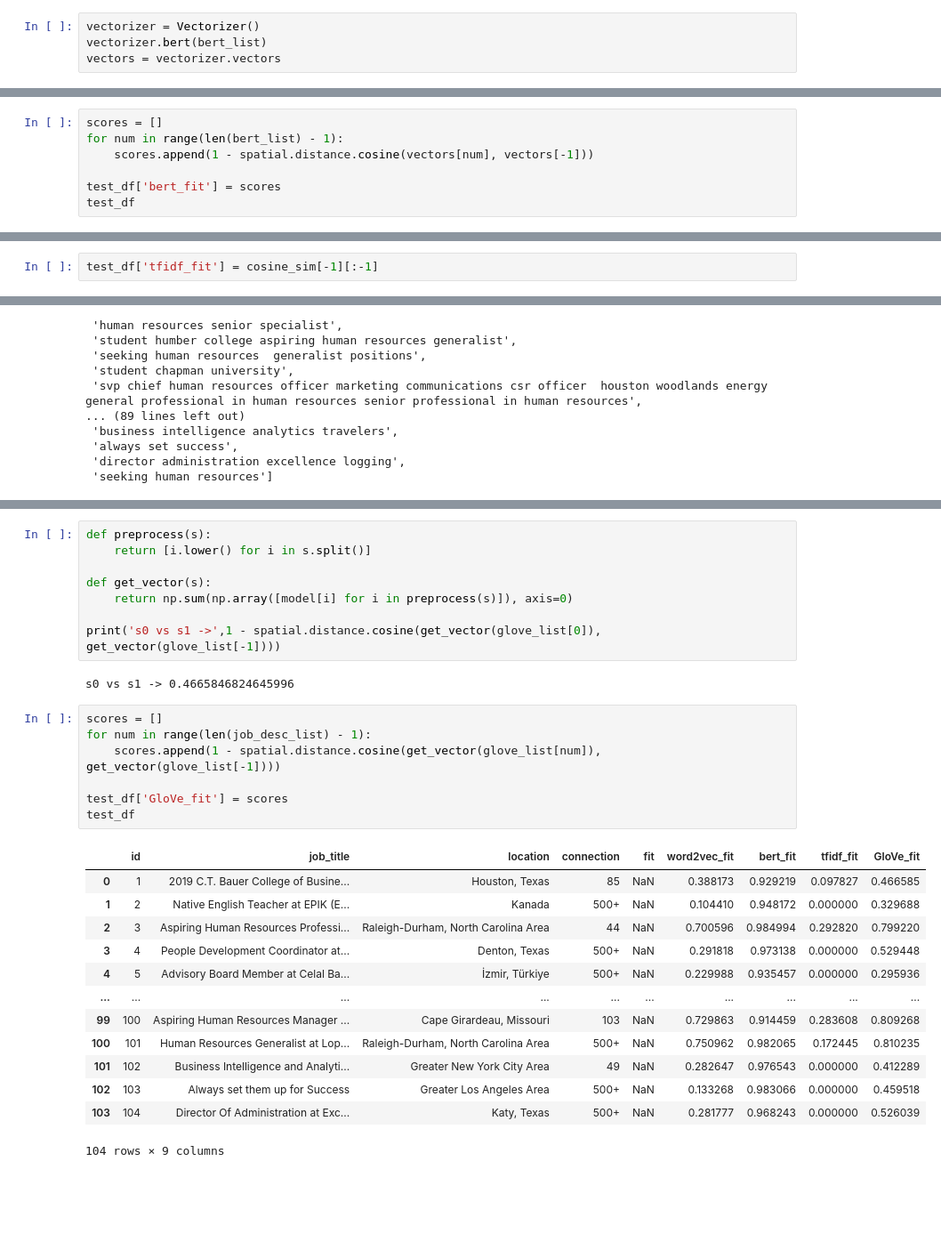
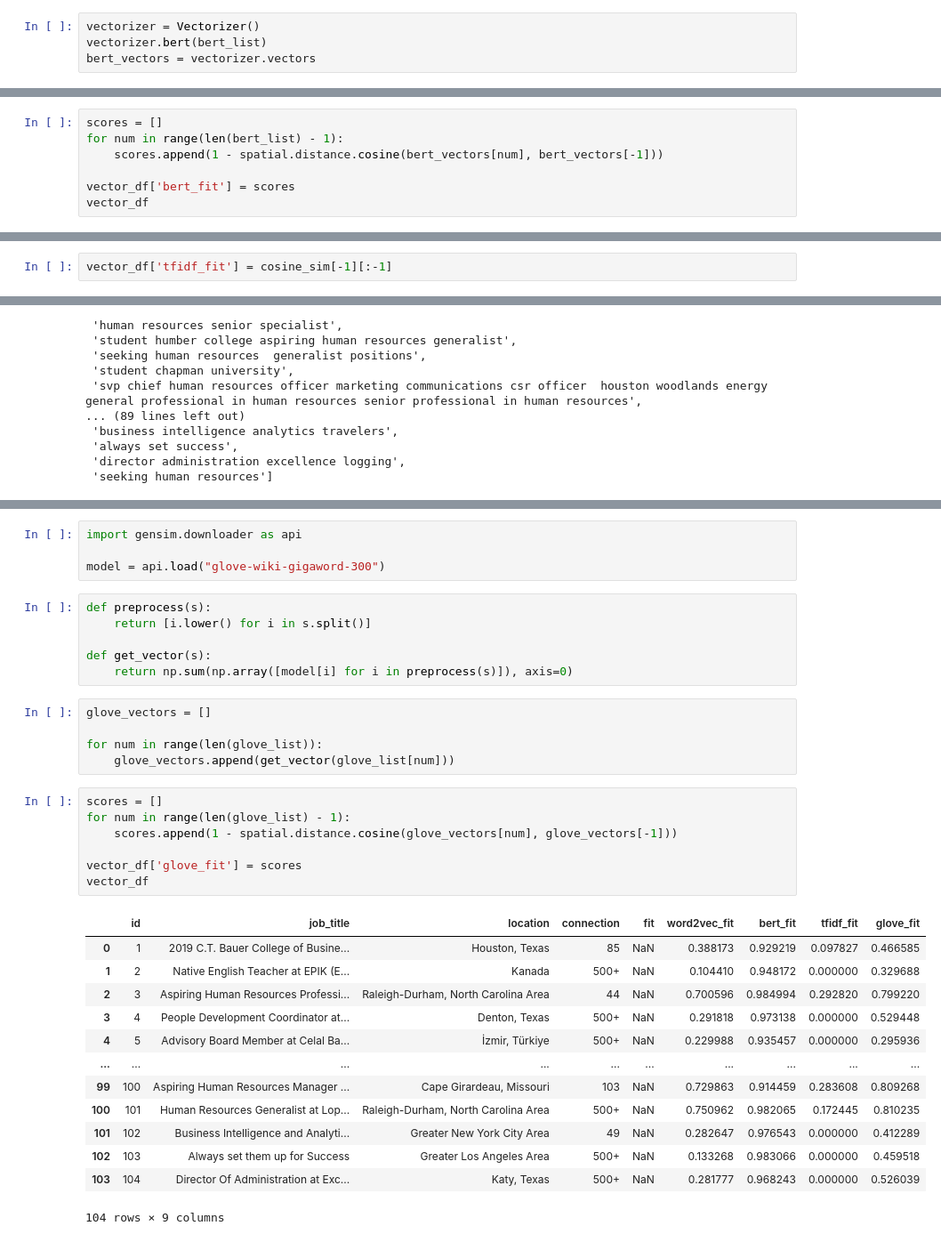
Before and after one commit to c-woo/Potential-Talents, a Jupyter notebook: Untitled.ipynb, the cells around one changed output, grey strips where cells are left out. Shown at 89% size. Drawn from its saved outputs; the diff is of its cells as text; blank space fills up the shorter version.

```diff
--- a/Untitled.ipynb
+++ b/Untitled.ipynb
@@ -203,6 +195,6 @@ bert_list
 # %%
 vectorizer = Vectorizer()
 vectorizer.bert(bert_list)
-vectors = vectorizer.vectors
+bert_vectors = vectorizer.vectors
 # %% [output]
 Vectorization done on cpu device
@@ -222,10 +210,10 @@ len(bert_list)
 # %%
 scores = []
 for num in range(len(bert_list) - 1):
-    scores.append(1 - spatial.distance.cosine(vectors[num], vectors[-1]))
+    scores.append(1 - spatial.distance.cosine(bert_vectors[num], bert_vectors[-1]))
 
-test_df['bert_fit'] = scores
-test_df
+vector_df['bert_fit'] = scores
+vector_df
 # %% [output]
 |  | id | job_title | location | connection | fit | word2vec_fit | bert_fit |
 | 0 | 1 | 2019 C.T. Bauer College of Busine... | Houston, Texas | 85 | NaN | 0.388173 | 0.929219 |
@@ -267,5 +255,5 @@ tfidf_matrix = vectorizer.fit_transform(bert_list)
 
 cosine_sim = cosine_similarity(tfidf_matrix, tfidf_matrix)
 # %%
-test_df['tfidf_fit'] = cosine_sim[-1][:-1]
+vector_df['tfidf_fit'] = cosine_sim[-1][:-1]
 # %%
@@ -495,22 +330,27 @@ NotebookApp.rate_limit_window=3.0 (secs)
+# %%
+import gensim.downloader as api
+
+model = api.load("glove-wiki-gigaword-300")
 # %%
 def preprocess(s):
     return [i.lower() for i in s.split()]
 
 def get_vector(s):
     return np.sum(np.array([model[i] for i in preprocess(s)]), axis=0)
-
-print('s0 vs s1 ->',1 - spatial.distance.cosine(get_vector(glove_list[0]), get_vector(glove_list[-1])))
-# %% [output]
-s0 vs s1 -> 0.4665846824645996
+# %%
+glove_vectors = []
+
+for num in range(len(glove_list)):
+    glove_vectors.append(get_vector(glove_list[num]))
 # %%
 scores = []
-for num in range(len(job_desc_list) - 1):
-    scores.append(1 - spatial.distance.cosine(get_vector(glove_list[num]), get_vector(glove_list[-1])))
+for num in range(len(glove_list) - 1):
+    scores.append(1 - spatial.distance.cosine(glove_vectors[num], glove_vectors[-1]))
 
-test_df['GloVe_fit'] = scores
-test_df
+vector_df['glove_fit'] = scores
+vector_df
 # %% [output]
-|  | id | job_title | location | connection | fit | word2vec_fit | bert_fit | tfidf_fit | GloVe_fit |
+|  | id | job_title | location | connection | fit | word2vec_fit | bert_fit | tfidf_fit | glove_fit |
 | 0 | 1 | 2019 C.T. Bauer College of Busine... | Houston, Texas | 85 | NaN | 0.388173 | 0.929219 | 0.097827 | 0.466585 |
 | 1 | 2 | Native English Teacher at EPIK (E... | Kanada | 500+ | NaN | 0.104410 | 0.948172 | 0.000000 | 0.329688 |
 | 2 | 3 | Aspiring Human Resources Professi... | Raleigh-Durham, North Carolina Area | 44 | NaN | 0.700596 | 0.984994 | 0.292820 | 0.799220 |
```
Also changed, not shown: parts of 33 cells of this notebook.
